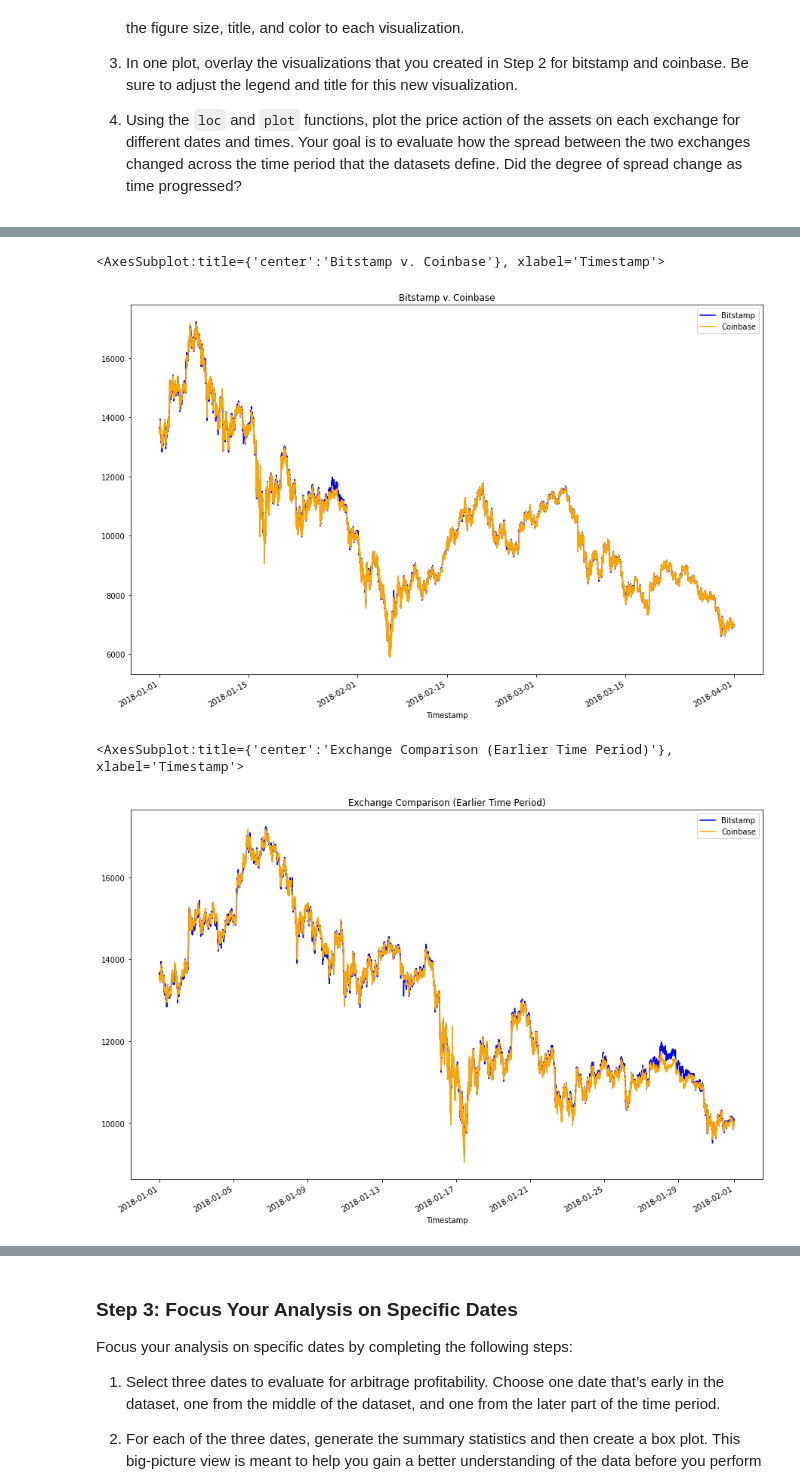
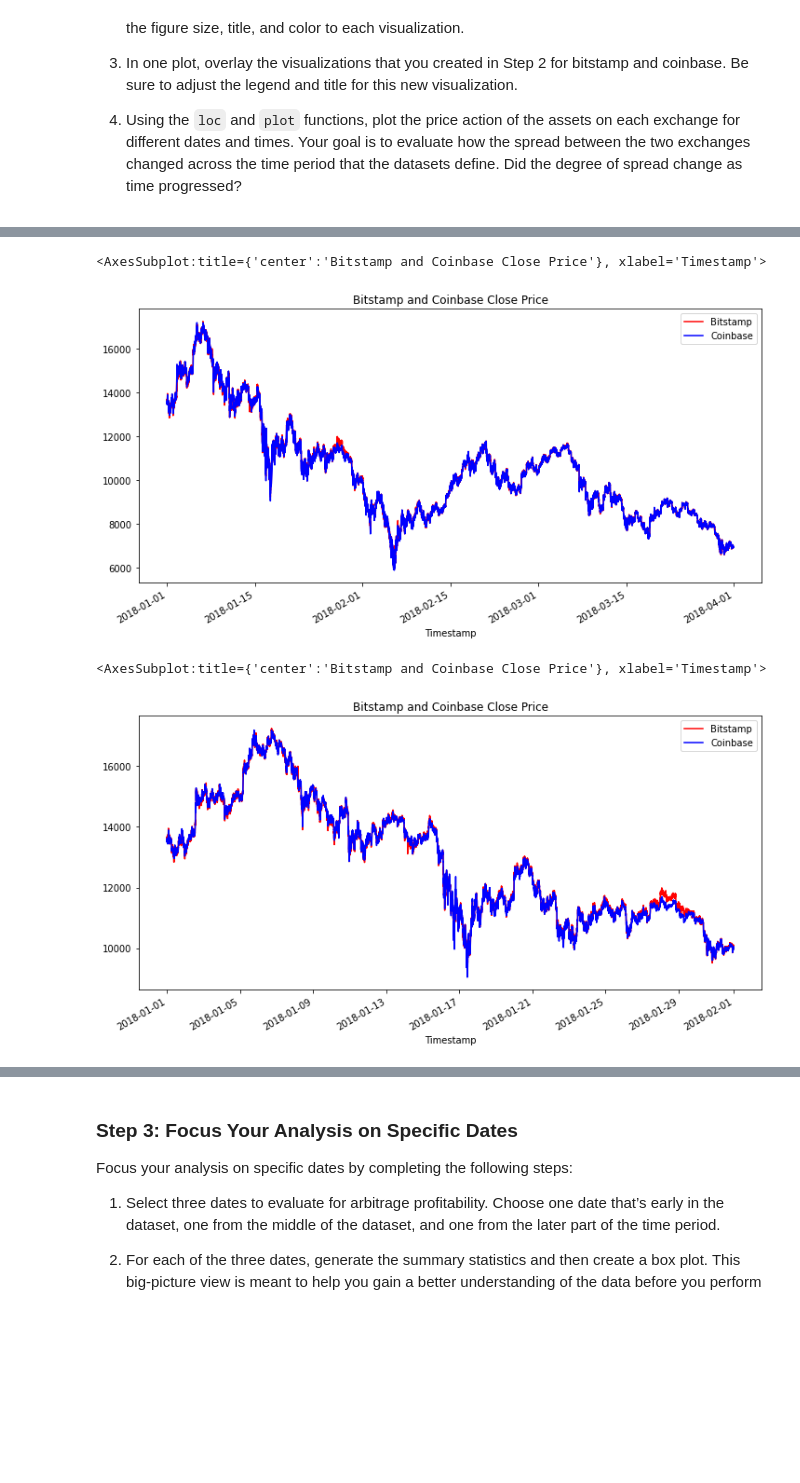
Before and after one commit to ndanialy/Crypto-Arbitrage-App, a Jupyter notebook: crypto_arbitrage.ipynb, the cells around one changed output, grey strips where cells are left out. Cells and saved outputs as stored; diff of their text form; code cells hidden in the pictures; blank space fills up the shorter version.

```diff
--- a/crypto_arbitrage.ipynb
+++ b/crypto_arbitrage.ipynb
@@ -79,7 +79,7 @@ dtype: int64
 # Set the index to the column "Timestamp"
 # Set the parse_dates and infer_datetime_format parameters
 
-coinbase = bitstamp = pd.read_csv(
+coinbase = pd.read_csv(
     Path("./Resources/coinbase.csv"),
     index_col="Timestamp",
     parse_dates=True,
@@ -247,8 +238,13 @@ Select the data you want to analyze. Use `loc` or `iloc` to select the following
 * Close
 # %%
 # Use loc or iloc to select `Timestamp (the index)` and `Close` from bitstamp DataFrame
-bitstamp_sliced = # YOUR CODE HERE
+
+#Selecting the close column since, as the index, the timestamp column is already included.
+bitstamp_sliced = bitstamp.loc[:,"Close"]
 
 # Review the first five rows of the DataFrame
 # YOUR CODE HERE
+
+#Displaying the top 5 rows of the sliced dataframe
+bitstamp_sliced.head()
 # %% [output]
@@ -262,7 +258,12 @@ bitstamp_sliced = # YOUR CODE HERE
 # %%
 # Use loc or iloc to select `Timestamp (the index)` and `Close` from coinbase DataFrame
-coinbase_sliced = # YOUR CODE HERE
+
+#Selecting the close column since, as the index, the timestamp column is already included.
+coinbase_sliced = coinbase.loc[:,"Close"]
 
 # Review the first five rows of the DataFrame
 # YOUR CODE HERE
+
+#Displaying the top 5 rows of the sliced dataframe
+coinbase_sliced.head()
 # %% [output]
@@ -328,19 +341,28 @@ Sort through the time series data associated with the bitstamp and coinbase Data
 # %%
 # Overlay the visualizations for the bitstamp and coinbase DataFrames in one plot
 # The plot should visualize the prices over the full lenth of the dataset
 # Be sure to include the parameters: legend, figure size, title, and color and label
 # YOUR CODE HERE
+
+
+#Overlaying the 2 line graphs of the bitstamp and coinbase dataframes.
+bitstamp_sliced.plot(kind="line",figsize=(12,6), color="red", legend="Bitstamp", label = "Bitstamp")
+coinbase_sliced.plot(kind="line",figsize=(12,6), color="blue", title="Bitstamp and Coinbase Close Price",legend="Coinbase", label="Coinbase")
 # %% [output]
-<AxesSubplot:title={'center':'Bitstamp v. Coinbase'}, xlabel='Timestamp'>
+<AxesSubplot:title={'center':'Bitstamp and Coinbase Close Price'}, xlabel='Timestamp'>
-[figure, old version]
+[figure, new version]
 # %%
 # Using the loc and plot functions, create an overlay plot that visualizes
 # the price action of both DataFrames for a one month period early in the dataset
 # Be sure to include the parameters: legend, figure size, title, and color and label
 # YOUR CODE HERE
+
+#Visualizing the 2 line graphs of the bitstamp and coinbase dataframes for the first month.
+bitstamp_sliced.loc["2018-1-01":"2018-1-31"].plot(kind="line",figsize=(12,6), color="red", legend="Bitstamp", label = "Bitstamp")
+coinbase_sliced.loc["2018-1-01":"2018-1-31"].plot(kind="line",figsize=(12,6), color="blue", title="Bitstamp and Coinbase Close Price",legend="Coinbase", label="Coinbase")
 # %% [output]
-<AxesSubplot:title={'center':'Exchange Comparison (Earlier Time Period)'}, xlabel='Timestamp'>
+<AxesSubplot:title={'center':'Bitstamp and Coinbase Close Price'}, xlabel='Timestamp'>
-[figure, old version]
+[figure, new version]
 # %%
 # Using the loc and plot functions, create an overlay plot that visualizes
 # the price action of both DataFrames for a one month period later in the dataset
```
Also changed, not shown: parts of 29 cells of this notebook.
